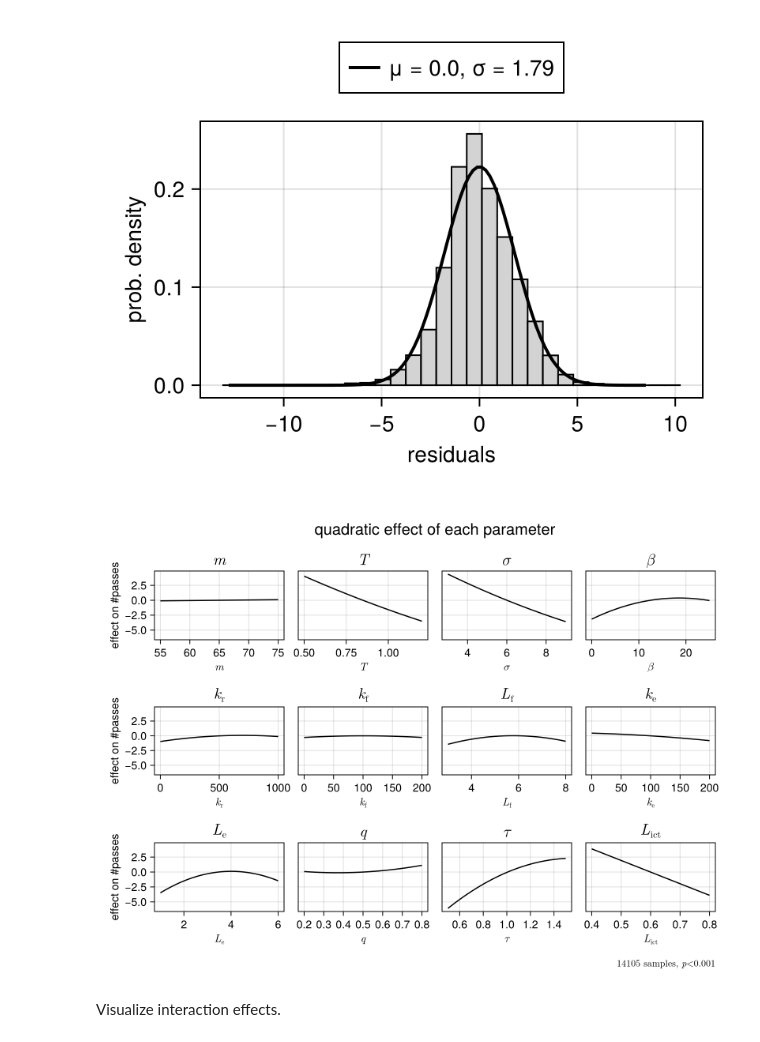
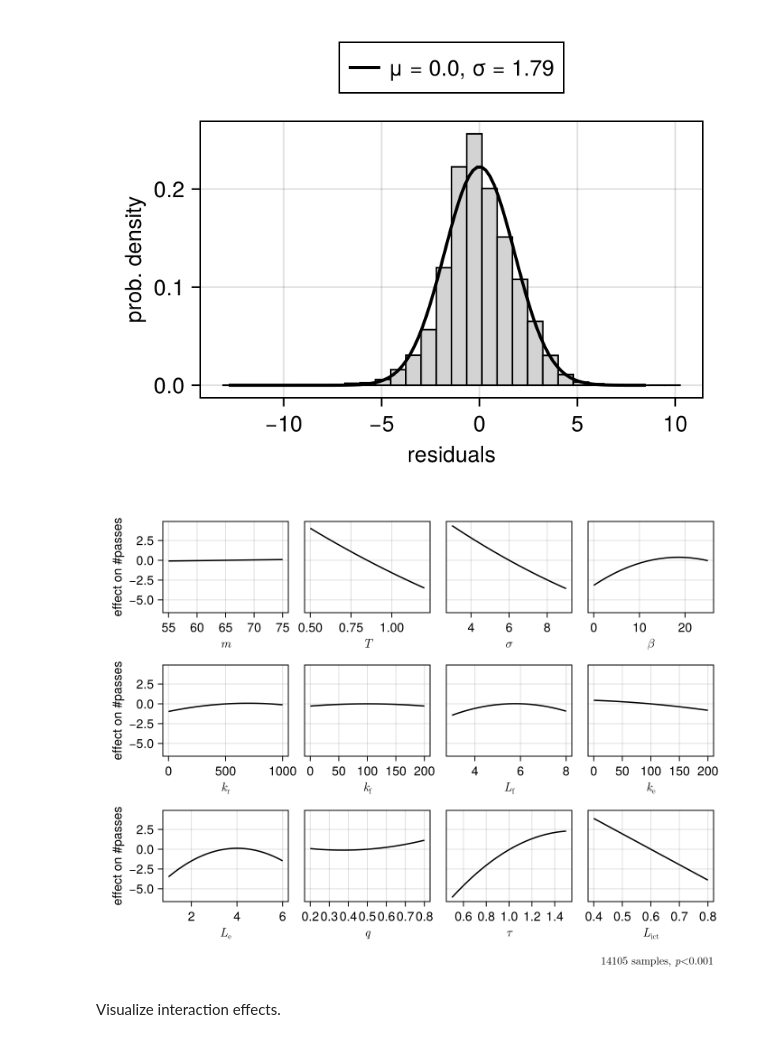
Before and after one commit to ishiihidemasa/25-dynamical-modelling-3v1-ball-possession, a Jupyter notebook: scripts/regression.ipynb, the cells around one changed output. Cells and saved outputs as stored; diff of their text form; code cells hidden in the pictures.

```diff
--- a/scripts/regression.ipynb
+++ b/scripts/regression.ipynb
@@ -374,9 +375,10 @@ let fitmod = ols_qua
     end
 
     ncol::Int64 = 4
-    nrow::Int64 = ceil(length(d_pred) / ncol) + 1  # 1 for title
+    nrow::Int64 = ceil(length(d_pred) / ncol)
+    panelsize = 700 / ncol
 
-    f = Figure(size=(200 * ncol, 200 * (nrow - 1)))
+    f = Figure(size=(panelsize * ncol, panelsize * nrow))
     i = 0
     for key in col_params
         if !(key in keys(d_pred)) continue end
@@ -384,39 +386,39 @@ let fitmod = ols_qua
         irow, jcol = (i ÷ ncol + 1, i % ncol)
         @debug println(irow, "\t", jcol)
         d_axissetting = Dict{Symbol, Any}(
-            :title => d_paramlab[key],
-            :titlesize => 20,
+            #:title => d_paramlab[key],
+            #:titlesize => 20,
             :xlabel => d_paramlab[key]
         )
         if jcol == 0
             d_axissetting[:ylabel] = "effect on #passes"
         elseif jcol != 0
             d_axissetting[:yticksvisible] = false
             d_axissetting[:yticklabelsvisible] = false
         end
         ax = Axis(f[irow, jcol]; d_axissetting...)
         # plot prediction against de-centered x axis
         lines!(
             ax,
             d_x[key] * std(df_anal[!, key]) .+ mean(df_anal[!, key]), d_pred[key],
             color=:black
         )
 
         i += 1
     end
     linkyaxes!(f.content...)  # link y axis among all axes
-    Label(f[0, :], "quadratic effect of each parameter", fontsize=20)
+    #Label(f[0, :], "quadratic effect of each parameter", fontsize=20)
     Label(
-        f[nrow, :],
+        f[nrow + 1, :],
         latexstring("$datasize samples, \$p < $(α)\$"),
         fontsize=12, halign=:right
     )
 
     save("$dirname-ols_qua-parameffect.pdf", f)
     f
 end
 # %% [output]
-[figure, old version]
+[figure, new version]
 # %% [markdown]
 Visualize interaction effects.
 # %%
```
Also changed, not shown: parts of 4 cells of this notebook, 6 other files.
